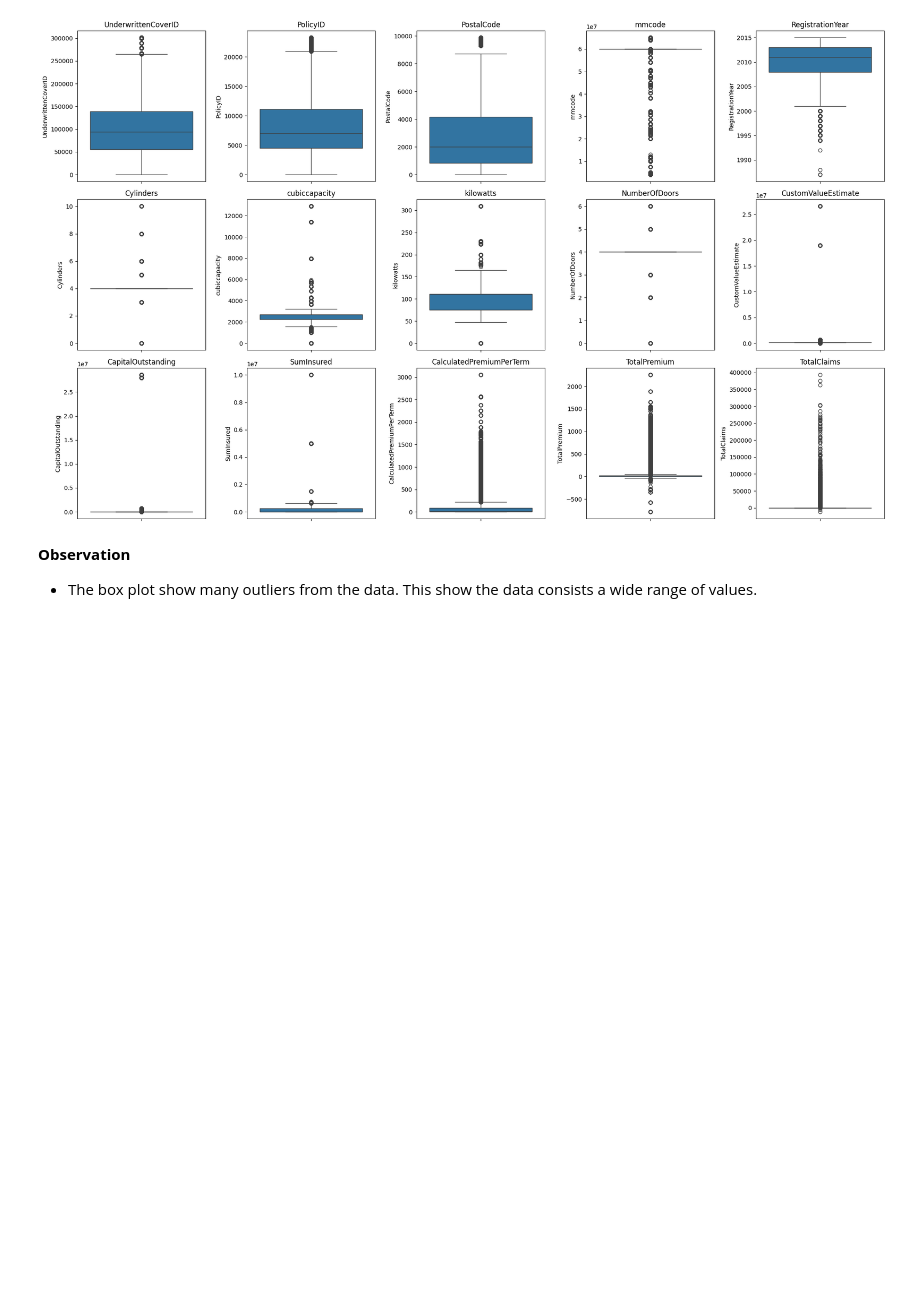
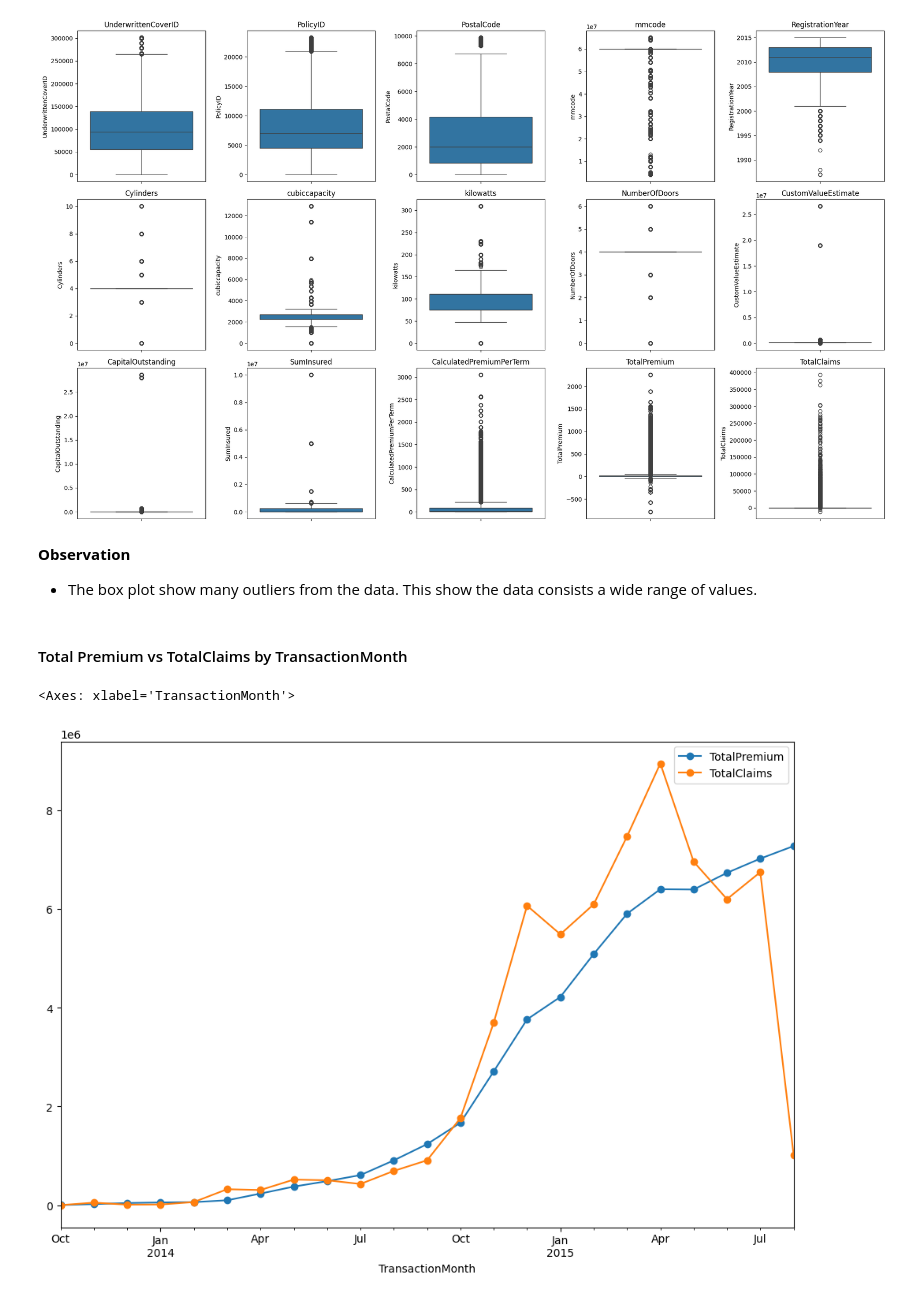
Before and after one commit to Yosef-ft/Insurance_Analysis, a Jupyter notebook: notebook/EDA.ipynb, the cells around one changed output. Drawn from its saved outputs; the diff is of its cells as text; code cells hidden in the pictures; blank space fills up the shorter version.

```diff
--- a/notebook/EDA.ipynb
+++ b/notebook/EDA.ipynb
@@ -436,3 +393,10 @@ data_utils.visualize_outliers()
 # %% [markdown]
 **Observation**
 - The box plot show many outliers from the data. This show the data consists a wide range of values.
+# %% [markdown]
+#### Total Premium vs TotalClaims by TransactionMonth
+# %%
+data.groupby('TransactionMonth')[['TotalPremium', 'TotalClaims']].sum().plot(figsize=(12, 8), marker='o')
+# %% [output]
+<Axes: xlabel='TransactionMonth'>
+[figure, added]
```
Also changed, not shown: parts of 41 cells of this notebook.
